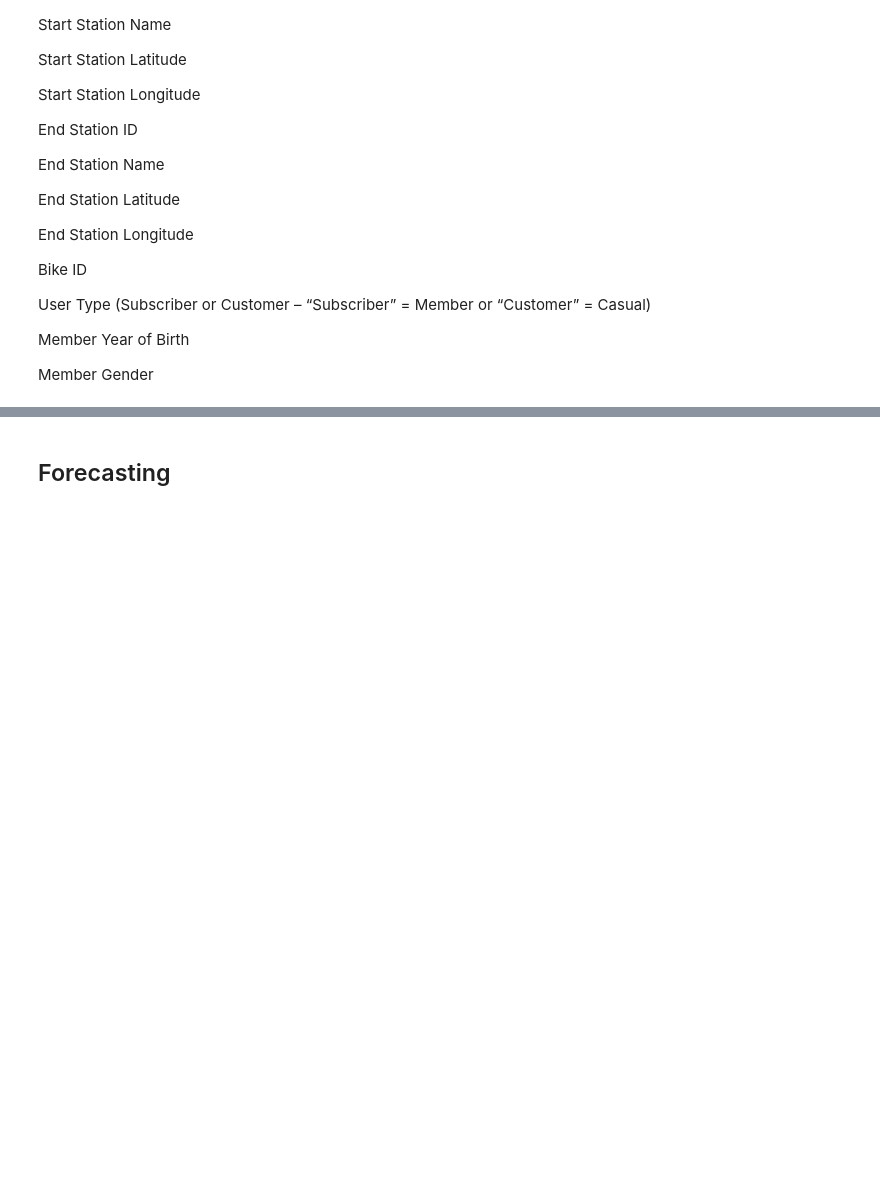
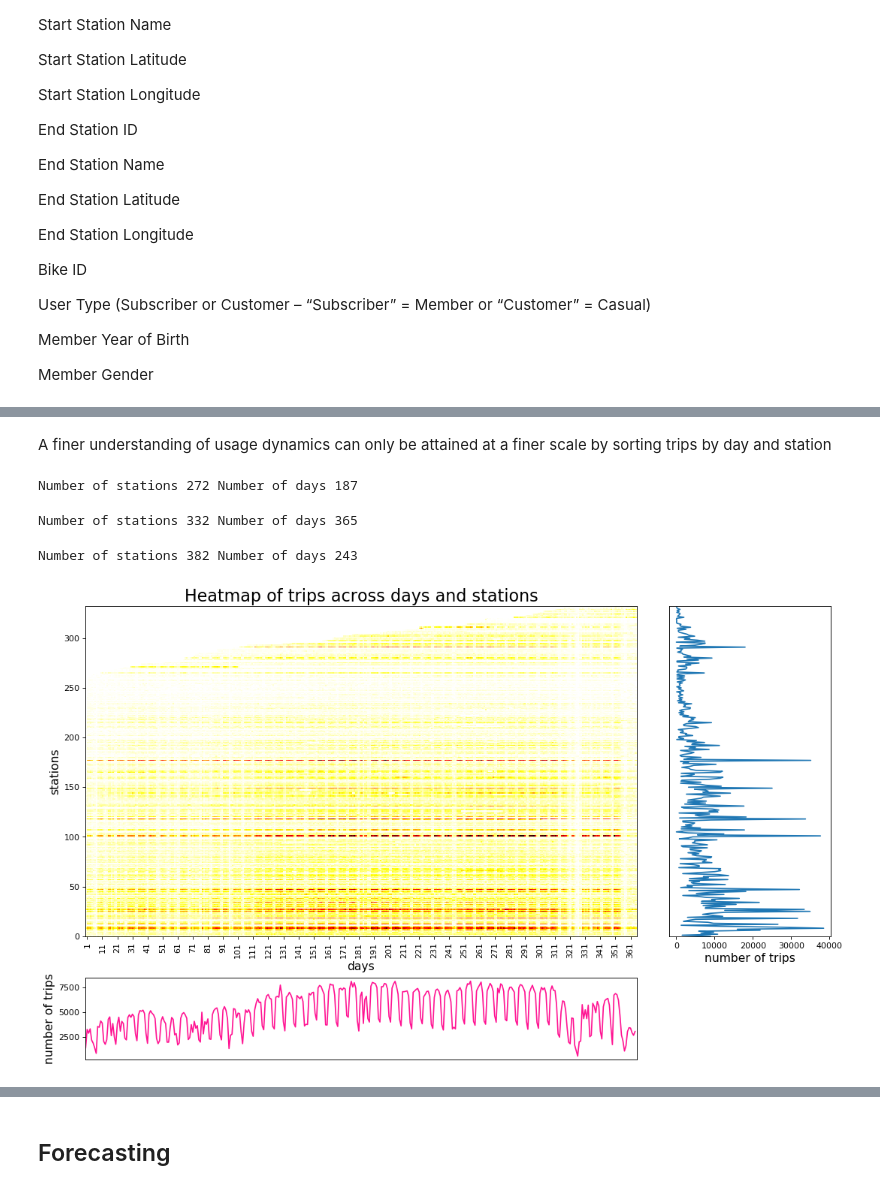
Before and after one commit to diogorpeixoto/lyftbaywheels, a Jupyter notebook: Lyft_Bay_Wheels.ipynb, the cells around one changed output, grey strips where cells are left out. Cells and saved outputs as stored; diff of their text form; code cells hidden in the pictures; blank space fills up the shorter version.

```diff
--- a/Lyft_Bay_Wheels.ipynb
+++ b/Lyft_Bay_Wheels.ipynb
@@ -270,0 +353,42 @@ def make_trip_count_matrix(data_frame):
+# %% [markdown]
+A finer understanding of usage dynamics can only be attained at a finer scale by sorting trips by day and station
+# %%
+# Define function to build a matrix (n_station X n_days) of daily trips from each start station
+
+def make_trip_count_matrix(data_frame):
+    date_values = data_frame["start_time"].apply(lambda x: x.date().strftime('%Y-%m-%d'))
+    unique_date_values = date_values.unique()
+
+    unique_start_station_id = data_frame["start_station_id"].unique()
+
+
+    num_stations = len(unique_start_station_id)
+    num_days = len(unique_date_values)
+    trip_count_matrix = np.empty((num_stations,num_days))
+
+
+    print("Number of stations", num_stations, "Number of days", num_days)
+
+    for i, elem_i in enumerate(unique_date_values):
+        day_inds = date_values == elem_i
+        data_frame_day = data_frame[day_inds]
+        for k, elem_k in enumerate(unique_start_station_id):
+            count_tmp = sum(data_frame_day['start_station_id'] == elem_k)
+            trip_count_matrix[k,i] = count_tmp
+
+
+    df = pd.DataFrame(index=unique_start_station_id, columns=unique_date_values, data=trip_count_matrix)
+
+    return df
+# %%
+df_daily_2017 = make_trip_count_matrix(data_frame_2017_sorted)
+# %% [output]
+Number of stations 272 Number of days 187
+# %%
+df_daily_2018 = make_trip_count_matrix(data_frame_2018_sorted)
+# %% [output]
+Number of stations 332 Number of days 365
+# %%
+df_daily_2019 = make_trip_count_matrix(data_frame_2019_sorted)
+# %% [output]
+Number of stations 382 Number of days 243
@@ -270,0 +447,4 @@ def make_trip_count_matrix(data_frame):
+# %%
+make_daily_trip_figures(df_daily_2018)
+# %% [output]
+[figure, added]
```
Also changed, not shown: parts of 67 cells of this notebook.
